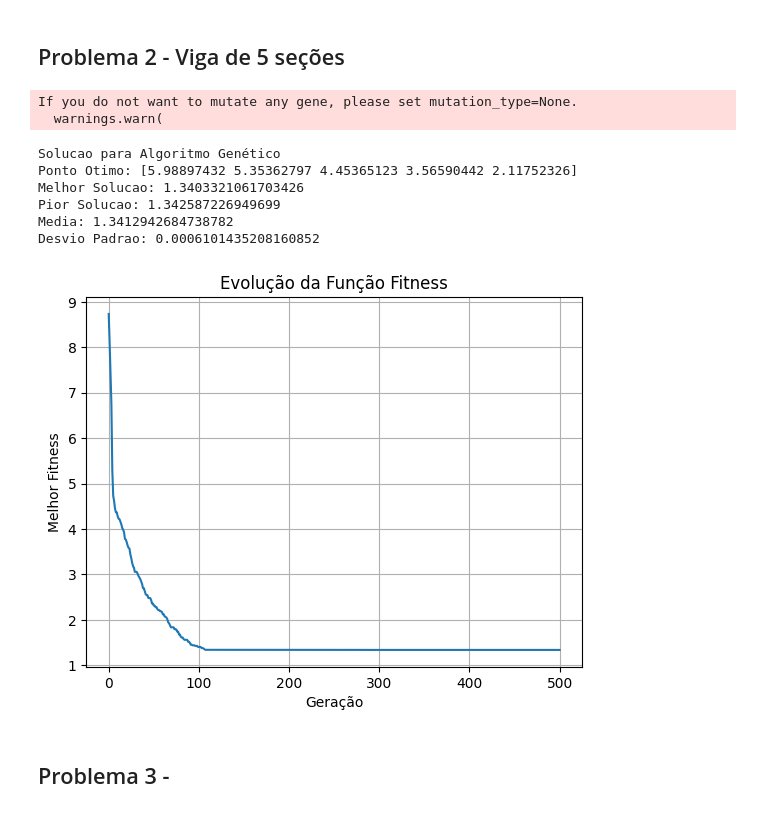
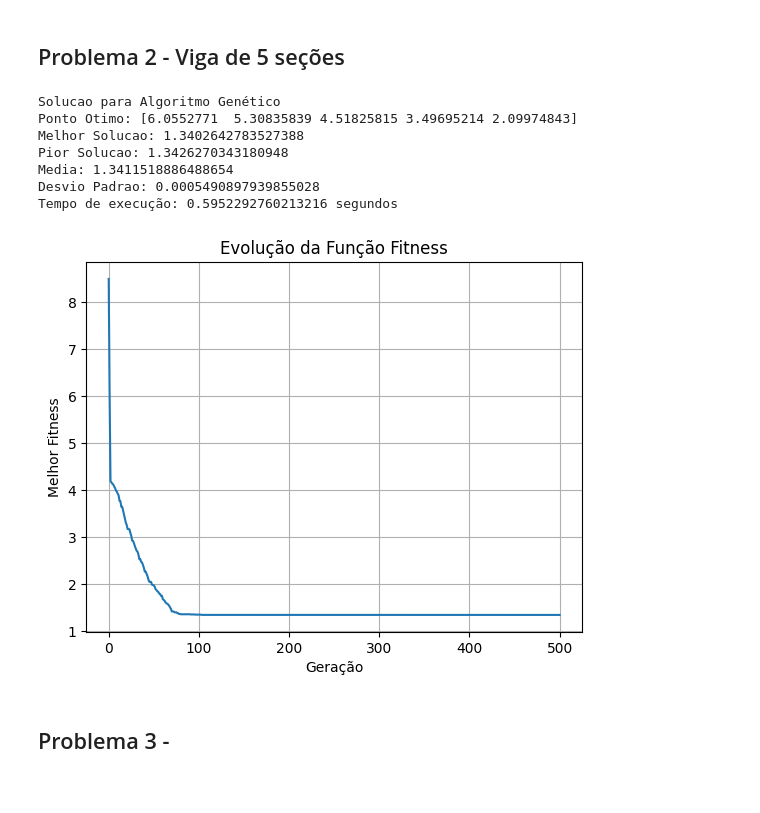
Before and after one commit to Paulo-de-Souza/Codes_Mestrado, a Jupyter notebook: pyGAD_Mestrado.ipynb, the cells around one changed output. Cells and saved outputs as stored; diff of their text form; code cells hidden in the pictures.

```diff
--- a/pyGAD_Mestrado.ipynb
+++ b/pyGAD_Mestrado.ipynb
@@ -228,7 +229,8 @@ sol_per_pop = 30
 num_genes = 2
 gene_space = [{'low': 0.04, 'high': 0.12}, {'low': 0.06, 'high': 0.2}]
 
-for _ in range(50):
+start_time15 = time.time()
+for _ in range(30):
   ga_instance = pygad.GA(num_generations=num_generations,
                         num_parents_mating=num_parents_mating,
                         fitness_func=fitness_function,
@@ -249,6 +251,8 @@ for _ in range(50):
   all_fmin71.append(solution_fitness)
   all_conv_curve71.append(fitness_values)
 
+end_time15 = time.time()
+
 all_fmin71_array = np.array(all_fmin71)   #transforma em vetor
 fmelhor71 = np.max(all_fmin71_array)      #pega o melhor resultado (valores negativos então tem que ser o max)
 indice71 = np.argmax(all_fmin71_array)    #indice do melhor resultado
@@ -266,6 +270,8 @@ print(f"Melhor Solucao: {-1*fmelhor71}")
 print(f"Pior Solucao: {-1*fpior71}")
 print(f"Media: {-1*fmedia71}")
 print(f"Desvio Padrao: {fdesvpad71}")
+print(f"Tempo de execução: {(end_time15-start_time15)/30} segundos")
+
 
 # Plota o gráfico manualmente
 plt.plot(range(501),-1*np.array(fitness_values71), linestyle='-')
@@ -338,7 +345,8 @@ num_genes = 5
 gene_space = [{'low': 0.01, 'high': 100}, {'low': 0.01, 'high': 100},{'low': 0.01, 'high': 100},
  {'low': 0.01, 'high': 100},{'low': 0.01, 'high': 100}]
 
-for _ in range(50):
+start_time25 = time.time()
+for _ in range(30):
   ga_instance = pygad.GA(num_generations=num_generations,
                         num_parents_mating=num_parents_mating,
                         fitness_func=fitness_function,
@@ -358,42 +366,44 @@ for _ in range(50):
   all_best72.append(solution)
   all_fmin72.append(solution_fitness)
   all_conv_curve72.append(fitness_values)
 
+end_time25 = time.time()
+
 all_fmin72_array = np.array(all_fmin72)   #transforma em vetor
 fmelhor72 = np.max(all_fmin72_array)      #pega o melhor resultado (valores negativos então tem que ser o max)
 indice72 = np.argmax(all_fmin72_array)    #indice do melhor resultado
 melhor_solucao72 = all_best72[indice72]   #ponto otimo da melhor solucao
 
 fpior72 = np.min(all_fmin72_array)        #pior resultado
 fmedia72 = np.mean(all_fmin72_array)      #media
 fdesvpad72 = np.std(all_fmin72_array)     #desvio padrao
 fitness_values72 = all_conv_curve72[indice72]  #curva da melhor solucao
 
 
 print("\nSolucao para Algoritmo Genético")
 print(f"Ponto Otimo: {melhor_solucao72}")
 print(f"Melhor Solucao: {-1*fmelhor72}")
 print(f"Pior Solucao: {-1*fpior72}")
 print(f"Media: {-1*fmedia72}")
 print(f"Desvio Padrao: {fdesvpad72}")
+print(f"Tempo de execução: {(end_time25-start_time25)/30} segundos")
 
 # Plota o gráfico manualmente
 plt.plot(range(501),-1*np.array(fitness_values72), linestyle='-')
 plt.xlabel('Geração')
 plt.ylabel('Melhor Fitness')
 plt.title('Evolução da Função Fitness')
 plt.grid()
 plt.show()
 # %% [output]
-If you do not want to mutate any gene, please set mutation_type=None.
-  warnings.warn(
+Solucao para Algoritmo Genético
+Ponto Otimo: [6.0552771  5.30835839 4.51825815 3.49695214 2.09974843]
+Melhor Solucao: 1.3402642783527388
+Pior Solucao: 1.3426270343180948
+Media: 1.3411518886488654
+Desvio Padrao: 0.0005490897939855028
+Tempo de execução: 0.5952292760213216 segundos
-Solucao para Algoritmo Genético
-Ponto Otimo: [5.98897432 5.35362797 4.45365123 3.56590442 2.11752326]
-Melhor Solucao: 1.3403321061703426
-Pior Solucao: 1.342587226949699
-Media: 1.3412942684738782
-Desvio Padrao: 0.0006101435208160852
-[figure, old version]
+[figure, new version]
 # %%
 np.savetxt("fitness_values72.txt", -1*np.array(fitness_values72))
 # %% [markdown]
```
Also changed, not shown: parts of 5 cells of this notebook.
